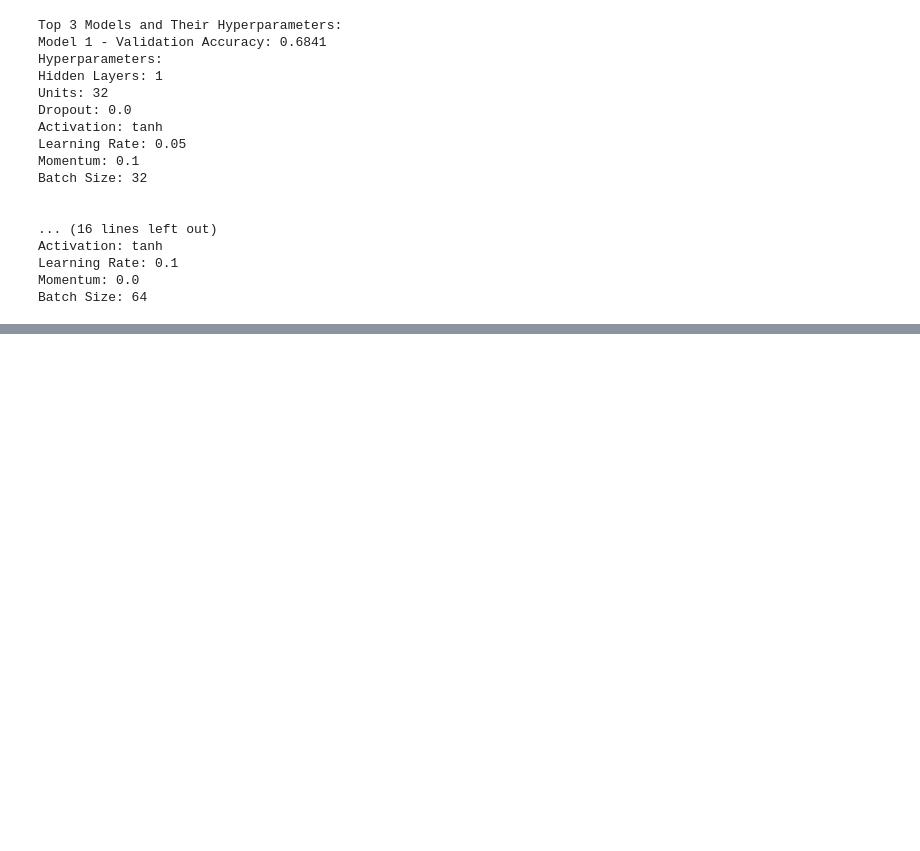
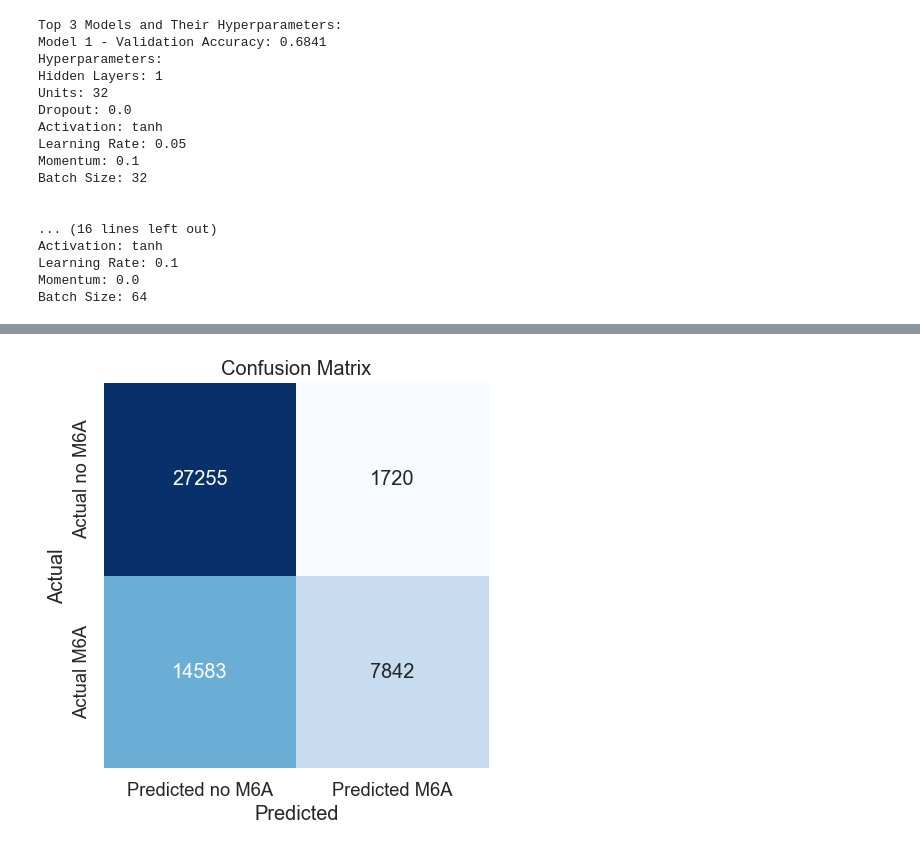
Before and after one commit to anupamajha1/ont_m6a, a Jupyter notebook: crasgaitis/ml.ipynb, the cells around one changed output, grey strips where cells are left out. Drawn from its saved outputs; the diff is of its cells as text; code cells hidden in the pictures; blank space fills up the shorter version.

```diff
--- a/crasgaitis/ml.ipynb
+++ b/crasgaitis/ml.ipynb
@@ -908,0 +927,24 @@ Batch Size: 64
+# %%
+epochs = 10
+num_nucleotides = 7
+
+# build train set
+train_features, y_train = filter_set_by_base_quality(train_set)
+train_features = set_num_nucleotides(train_features, num_nucleotides)
+X_train = train_features.transpose((0, 2, 1))
+
+# build val set
+val_features, y_val = filter_set_by_base_quality(val_set)
+val_features = set_num_nucleotides(val_features, num_nucleotides)
+X_val = val_features.transpose((0, 2, 1))
+
+# build test set
+test_features, y_test = filter_set_by_base_quality(test_set)
+test_features = set_num_nucleotides(test_features, num_nucleotides)
+X_test = test_features.transpose((0, 2, 1))
+
+# dynamically set input_shape for model
+full_window = num_nucleotides * 2 + 1
+input_shape = ((full_window), 5)
+
+# hyperparameter tuning
@@ -908,0 +993,18 @@ Batch Size: 64
+# %%
+import matplotlib.pyplot as plt
+import seaborn as sns
+from sklearn.metrics import confusion_matrix
+
+confusion = confusion_matrix(y_test, binary_predictions)
+
+plt.figure(figsize=(6, 5))
+sns.set(font_scale=1.2)
+sns.heatmap(confusion, annot=True, fmt="d", cmap="Blues", cbar=False, square=True,
+            xticklabels=["Predicted no M6A", "Predicted M6A"],
+            yticklabels=["Actual no M6A", "Actual M6A"])
+plt.xlabel("Predicted")
+plt.ylabel("Actual")
+plt.title("Confusion Matrix")
+plt.show()
+# %% [output]
+[figure, added]
```
Also changed, not shown: parts of 6 cells of this notebook.
